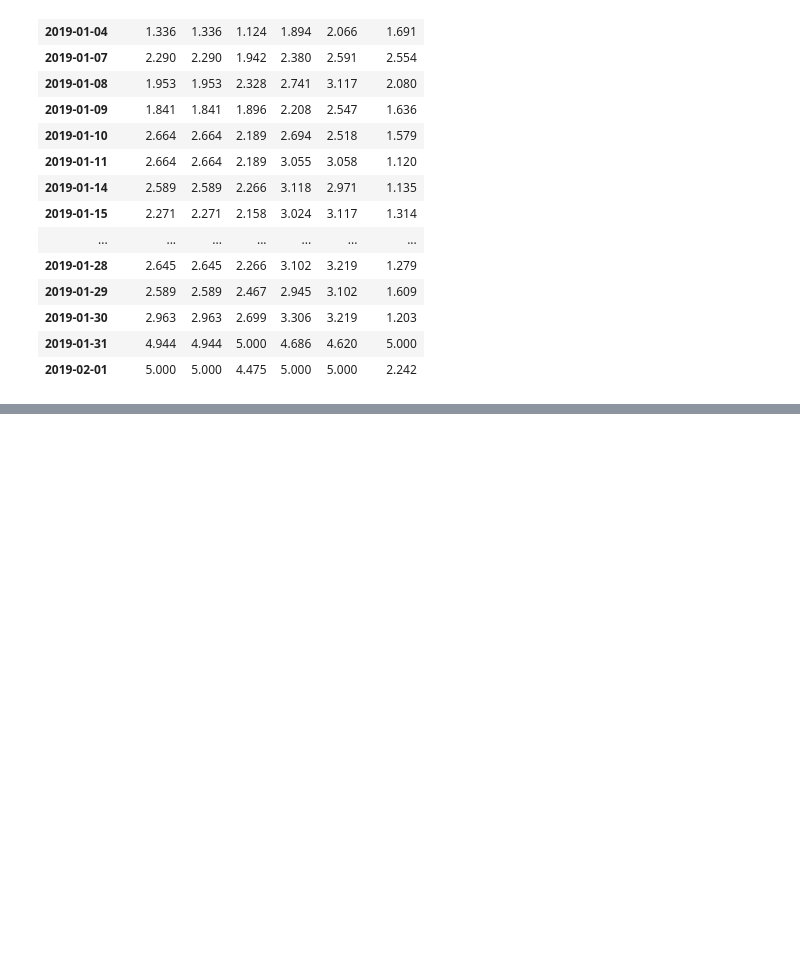
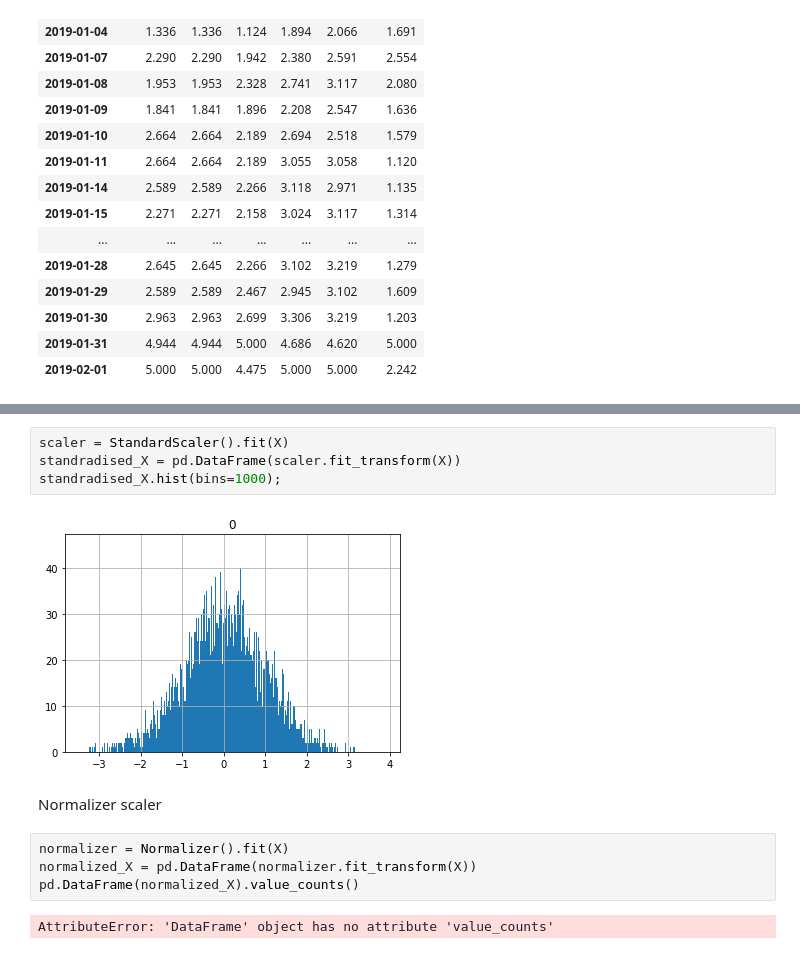
Before and after one commit to askhab2022/ML-Repo, a Jupyter notebook: fin-ml/Introduction.ipynb, the cells around one changed output, grey strips where cells are left out. Drawn from its saved outputs; the diff is of its cells as text; blank space fills up the shorter version.

```diff
--- a/fin-ml/Introduction.ipynb
+++ b/fin-ml/Introduction.ipynb
@@ -161,0 +202,14 @@ pd.DataFrame(scaler.fit_transform(data_web),columns = data_web.columns,index=dat
+# %%
+scaler = StandardScaler().fit(X)
+standradised_X = pd.DataFrame(scaler.fit_transform(X))
+standradised_X.hist(bins=1000);
+# %% [output]
+[figure, added]
+# %% [markdown]
+Normalizer scaler
+# %%
+normalizer = Normalizer().fit(X)
+normalized_X = pd.DataFrame(normalizer.fit_transform(X))
+pd.DataFrame(normalized_X).value_counts()
+# %% [output]
+AttributeError: 'DataFrame' object has no attribute 'value_counts'
```
Also changed, not shown: parts of 19 cells of this notebook.
